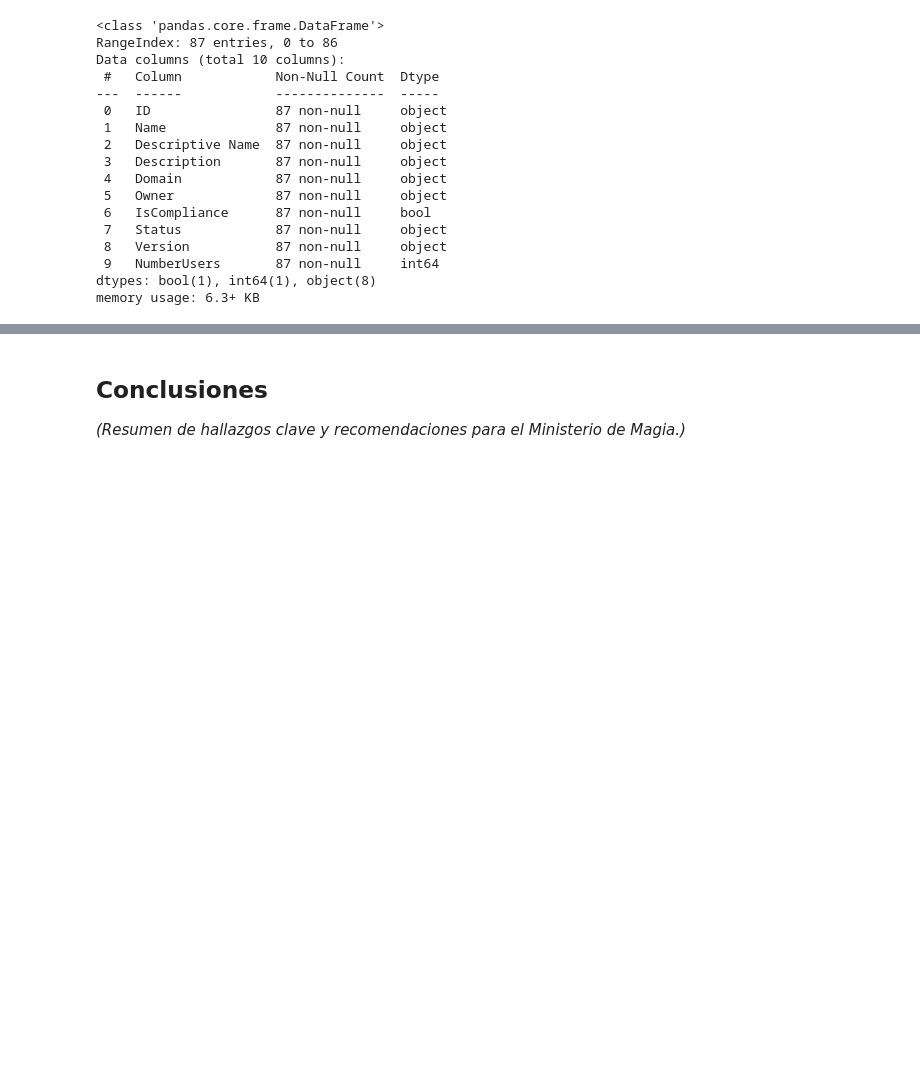
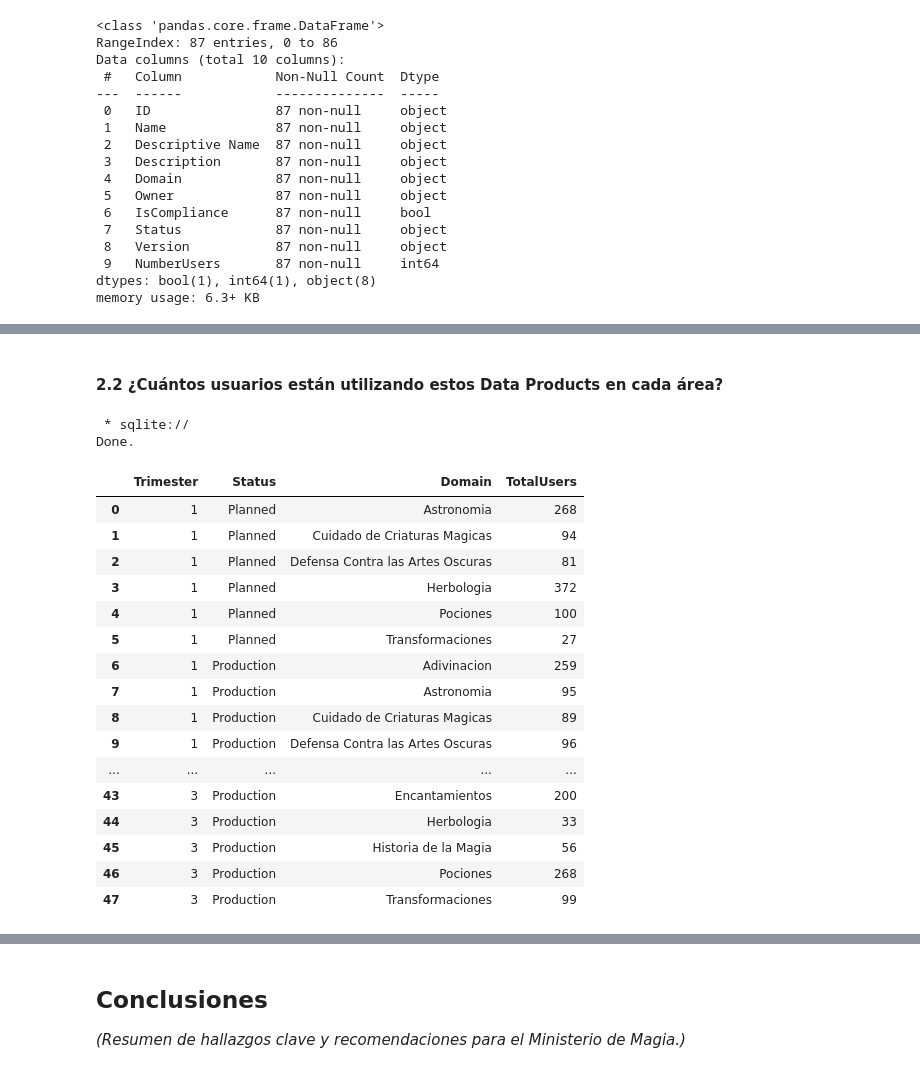
Before and after one commit to tvarmar/PEIA_P1_Hogwarts_DataProducts, a Jupyter notebook: TaniaEvoraVargasMartinez-ProgramacionEntornosIA-Python.ipynb, the cells around one changed output, grey strips where cells are left out. Drawn from its saved outputs; the diff is of its cells as text; code cells hidden in the pictures; blank space fills up the shorter version.

```diff
--- a/TaniaEvoraVargasMartinez-ProgramacionEntornosIA-Python.ipynb
+++ b/TaniaEvoraVargasMartinez-ProgramacionEntornosIA-Python.ipynb
@@ -182,0 +305,35 @@ import seaborn as sns
+# %% [markdown]
+#### 2.2 ¿Cuántos usuarios están utilizando estos Data Products en cada área?
+# %%
+query = """
+  SELECT Trimester,
+         Status,
+         Domain,
+         SUM(NumberUsers) AS TotalUsers
+  FROM trimestres_2024
+  WHERE Status IN ('Planned', 'Production')
+  GROUP BY Trimester, Status, Domain;
+"""
+result_22 = %sql {query}
+result_22_df = result_22.DataFrame()
+result_22_df
+# %% [output]
+ * sqlite://
+Done.
+|  | Trimester | Status | Domain | TotalUsers |
+| 0 | 1 | Planned | Astronomia | 268 |
+| 1 | 1 | Planned | Cuidado de Criaturas Magicas | 94 |
+| 2 | 1 | Planned | Defensa Contra las Artes Oscuras | 81 |
+| 3 | 1 | Planned | Herbologia | 372 |
+| 4 | 1 | Planned | Pociones | 100 |
+| 5 | 1 | Planned | Transformaciones | 27 |
+| 6 | 1 | Production | Adivinacion | 259 |
+| 7 | 1 | Production | Astronomia | 95 |
+| 8 | 1 | Production | Cuidado de Criaturas Magicas | 89 |
+| 9 | 1 | Production | Defensa Contra las Artes Oscuras | 96 |
+| ... | ... | ... | ... | ... |
+| 43 | 3 | Production | Encantamientos | 200 |
+| 44 | 3 | Production | Herbologia | 33 |
+| 45 | 3 | Production | Historia de la Magia | 56 |
+| 46 | 3 | Production | Pociones | 268 |
+| 47 | 3 | Production | Transformaciones | 99 |
```
Also changed, not shown: parts of 31 cells of this notebook.
